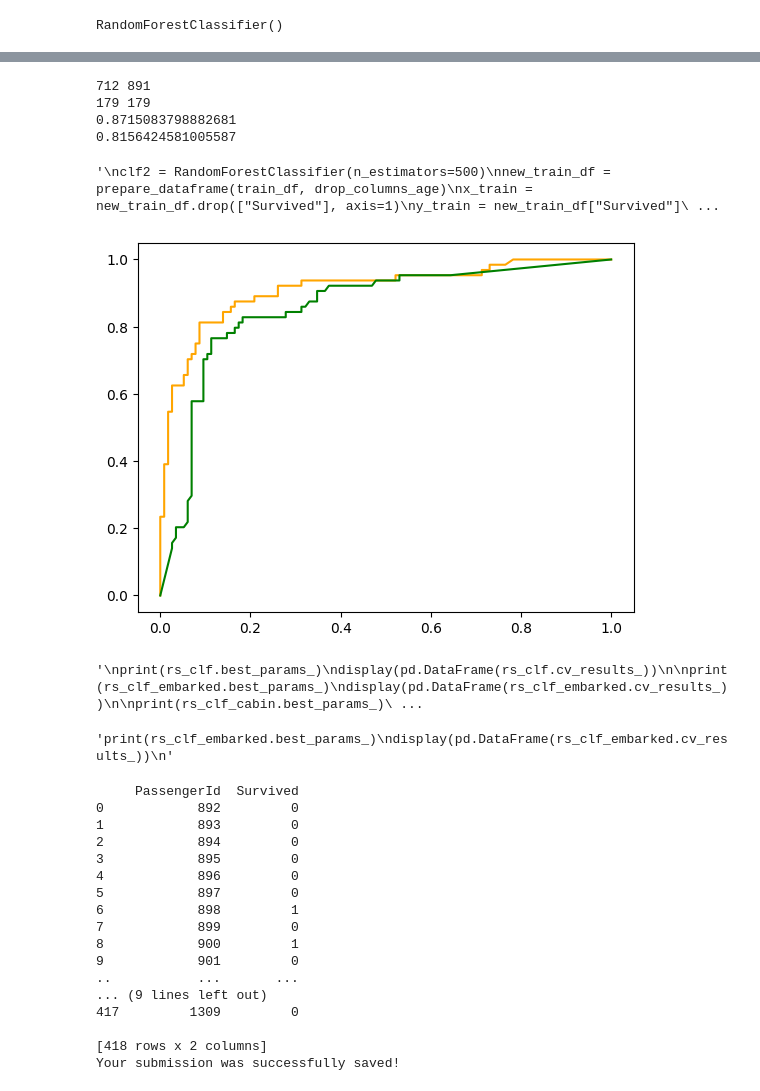
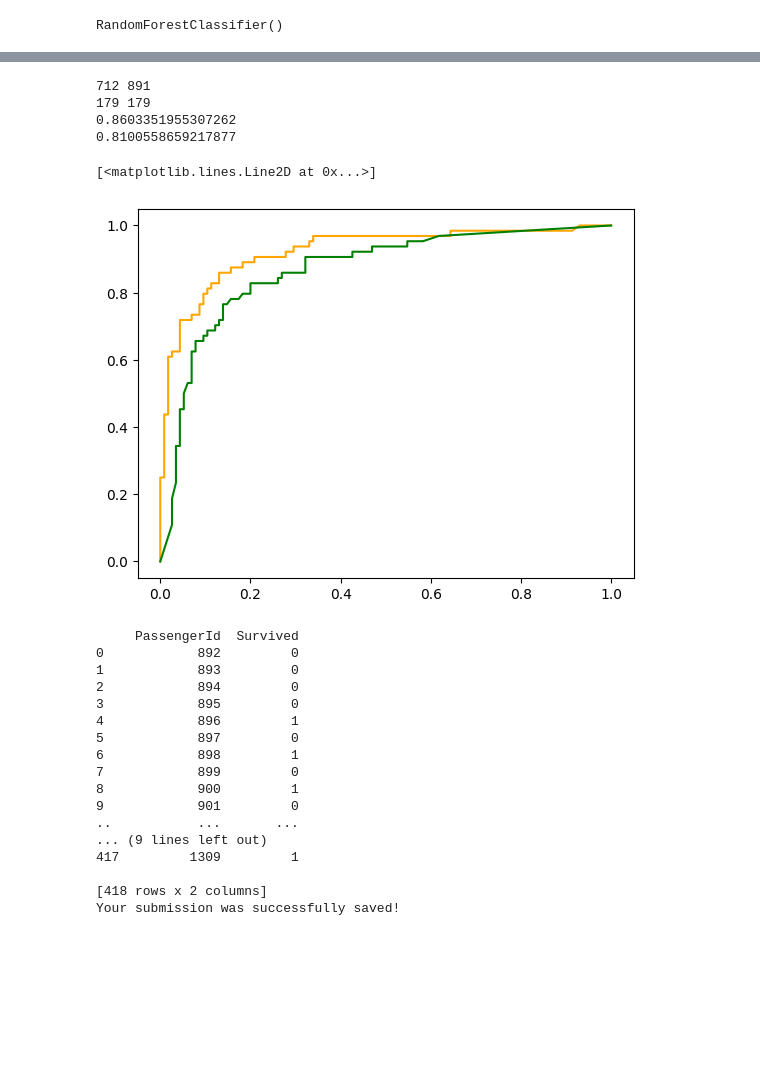
Before and after one commit to lnsayer/kaggle-projects, a Jupyter notebook: titanic-results-notebook.ipynb, the cells around one changed output, grey strips where cells are left out. Cells and saved outputs as stored; diff of their text form; code cells hidden in the pictures; blank space fills up the shorter version.

Commit message:
Kaggle Notebook | Titanic Results Notebook | Version 8

```diff
--- a/titanic-results-notebook.ipynb
+++ b/titanic-results-notebook.ipynb
@@ -73,8 +119,11 @@ def prepare_dataframe(df, drop_columns):
     binary_mapping = {"male" : 0, "female": 1}
     new_df["Sex"] = new_df["Sex"].map(binary_mapping)
 
+    new_df['Title'] = new_df['Name'].map(lambda x: re.compile(", (.*?)\.").findall(x)[0])
+    new_df['Title'] = new_df.apply(replace_titles, axis=1)
+
     numeric_features = ["Age", "Fare"]
-    categorical_features = ["Embarked"]
+    categorical_features = ["Embarked", "Title"]
 
     numeric_transformer = Pipeline(steps = [("imputer", SimpleImputer(strategy="mean"))])
 
@@ -103,6 +152,8 @@ def prepare_dataframe(df, drop_columns):
     # Emabarked missing removed for the training set as it has a null value
     if "Embarked_missing" in new_df.columns:
         new_df.drop("Embarked_missing", axis=1, inplace=True)
+    if "Title" in new_df.columns:
+        new_df.drop("Title", axis=1, inplace=True)
 
     new_df.drop(drop_columns,axis =1, inplace=True)
 
@@ -293,9 +466,7 @@ def cross_val_index(k_folds, x_dataframe, y_dataframe, fold_number):
 
 
 
-drop_columns = ["Embarked", "Ticket", "Name", "PassengerId", "Cabin", "Embarked_C", "Embarked_S", "Embarked_Q"]
-drop_columns_age = ["Embarked","Embarked_C", "Embarked_S", "Embarked_Q", "Ticket", "Name", "PassengerId", "Age", "Sex", "Pclass", "Fare", "SibSp", "Cabin"]
-# drop_columns = ["Embarked","Embarked_C", "Embarked_S", "Embarked_Q", "Ticket", "Name", "PassengerId", "Cabin", "Parch"]
+drop_columns = ["Embarked", "Ticket", "Name", "PassengerId", "Cabin"]
 
 # Setting up validation dataframes
 new_train_df = prepare_dataframe(train_df, drop_columns)
@@ -304,73 +475,39 @@ y_train = new_train_df["Survived"]
 
 
 cross_val_dataframes = cross_val_index(5, x_train, y_train, 5)
 
 
 best_clf = RandomForestClassifier( **{'n_estimators': 2000, 'min_samples_split': 5, 'min_samples_leaf': 4, 'max_features': 'sqrt', 'max_depth': 40, 'bootstrap': False})
 best_clf.fit(cross_val_dataframes[0], cross_val_dataframes[1])
 best_y_valid_preds = best_clf.predict(cross_val_dataframes[2])
 best_y_valids_proba = best_clf.predict_proba(cross_val_dataframes[2])
 best_y_valids_proba_pos = best_y_valids_proba[:, 1]
 print(accuracy_score(best_y_valid_preds, cross_val_dataframes[3]))
 
 worst_clf = RandomForestClassifier( **{'n_estimators': 500, 'min_samples_split': 2, 'min_samples_leaf': 1, 'max_features': 'sqrt', 'max_depth': 40, 'bootstrap': False})
 worst_clf.fit(cross_val_dataframes[0], cross_val_dataframes[1])
 worst_y_valid_preds = worst_clf.predict(cross_val_dataframes[2])
 worst_y_valids_proba = worst_clf.predict_proba(cross_val_dataframes[2])
 worst_y_valids_proba_pos = worst_y_valids_proba[:, 1]
 print(accuracy_score(worst_y_valid_preds, cross_val_dataframes[3]))
 
 best_fpr, best_tpr, best_thresholds = roc_curve(cross_val_dataframes[3].values, best_y_valids_proba_pos)
 worst_fpr, worst_tpr, worst_thresholds = roc_curve(cross_val_dataframes[3].values, worst_y_valids_proba_pos)
 
 
 
 
 plt.plot(best_fpr, best_tpr, color='orange', label='ROC')
 plt.plot(worst_fpr, worst_tpr, color='green', label='ROC')
-
-'''
-clf2 = RandomForestClassifier(n_estimators=500)
-new_train_df = prepare_dataframe(train_df, drop_columns_age)
-x_train = new_train_df.drop(["Survived"], axis=1)
-y_train = new_train_df["Survived"]
-cross_val_dataframes = cross_val_index(5, x_train, y_train, 3)
-display(cross_val_dataframes[0])
-clf2.fit(cross_val_dataframes[0], cross_val_dataframes[1])
-y_valid_preds = clf2.predict(cross_val_dataframes[2])
-print(accuracy_score(y_valid_preds, cross_val_dataframes[3]))
-'''
 # %% [output]
 712 891
 179 179
-0.8715083798882681
-0.8156424581005587
+0.8603351955307262
+0.8100558659217877
-'\nclf2 = RandomForestClassifier(n_estimators=500)\nnew_train_df = prepare_dataframe(train_df, drop_columns_age)\nx_train = new_train_df.drop(["Survived"], axis=1)\ny_train = new_train_df["Survived"]\ ...
+[<matplotlib.lines.Line2D at 0x...>]
-[figure, old version]
+[figure, new version]
-# %%
-'''
-print(rs_clf.best_params_)
-display(pd.DataFrame(rs_clf.cv_results_))
-
-print(rs_clf_embarked.best_params_)
-display(pd.DataFrame(rs_clf_embarked.cv_results_))
-
-print(rs_clf_cabin.best_params_)
-display(pd.DataFrame(rs_clf_cabin.cv_results_))
-
-print(rs_clf_age.best_params_)
-display(pd.DataFrame(rs_clf_age.cv_results_))
-'''
-# %% [output]
-'\nprint(rs_clf.best_params_)\ndisplay(pd.DataFrame(rs_clf.cv_results_))\n\nprint(rs_clf_embarked.best_params_)\ndisplay(pd.DataFrame(rs_clf_embarked.cv_results_))\n\nprint(rs_clf_cabin.best_params_)\ ...
-# %%
-'''print(rs_clf_embarked.best_params_)
-display(pd.DataFrame(rs_clf_embarked.cv_results_))
-'''
-# %% [output]
-'print(rs_clf_embarked.best_params_)\ndisplay(pd.DataFrame(rs_clf_embarked.cv_results_))\n'
 # %%
-drop_columns = ["Embarked", "Ticket", "Name", "PassengerId", "Cabin", "Embarked_C", "Embarked_S", "Embarked_Q"]
+drop_columns = ["Embarked", "Ticket", "Name", "PassengerId", "Cabin"]
 
 new_train_df = prepare_dataframe(train_df, drop_columns)
 x_train = new_train_df.drop(["Survived"], axis=1)
@@ -392,7 +529,7 @@ print("Your submission was successfully saved!")
 1            893         0
 2            894         0
 3            895         0
-4            896         0
+4            896         1
 5            897         0
 6            898         1
 7            899         0
@@ -400,7 +537,7 @@ print("Your submission was successfully saved!")
 9            901         0
 ..           ...       ...
 ... (9 lines left out)
-417         1309         0
+417         1309         1
 
 [418 rows x 2 columns]
 Your submission was successfully saved!
```
Also changed, not shown: parts of 8 cells of this notebook.
